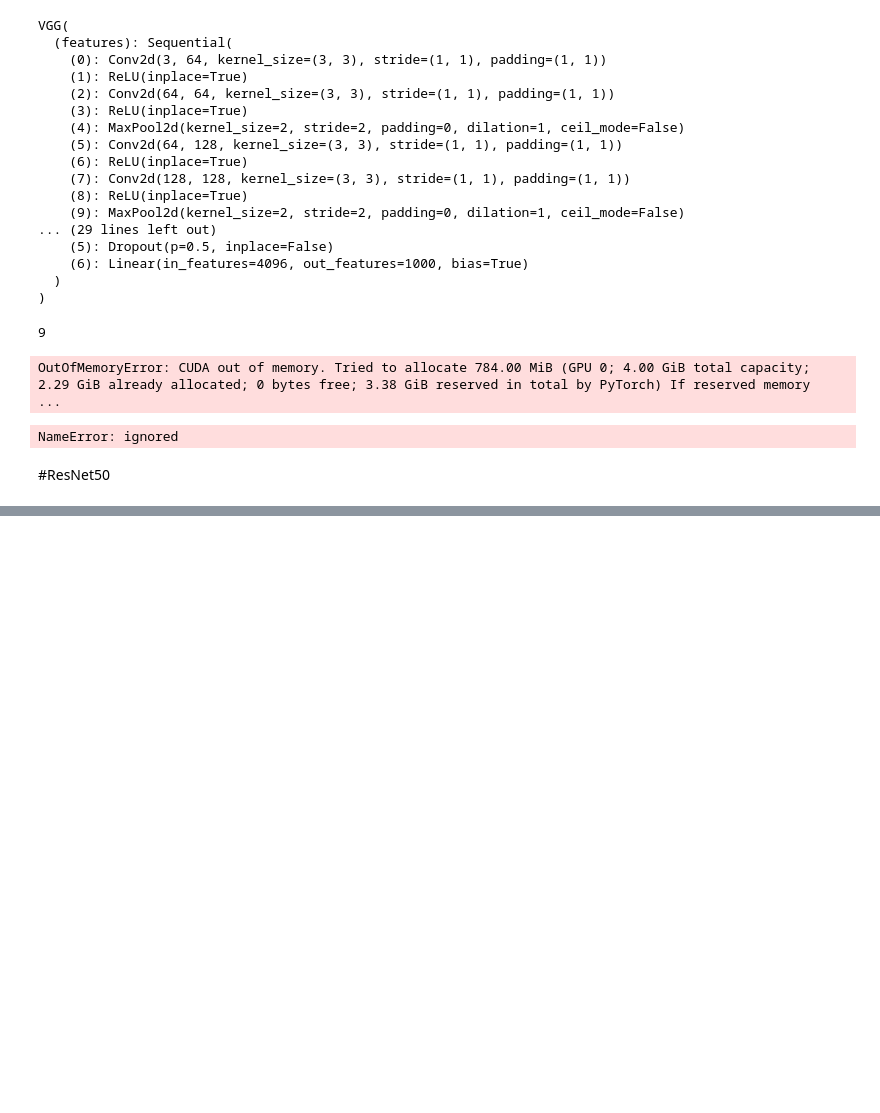
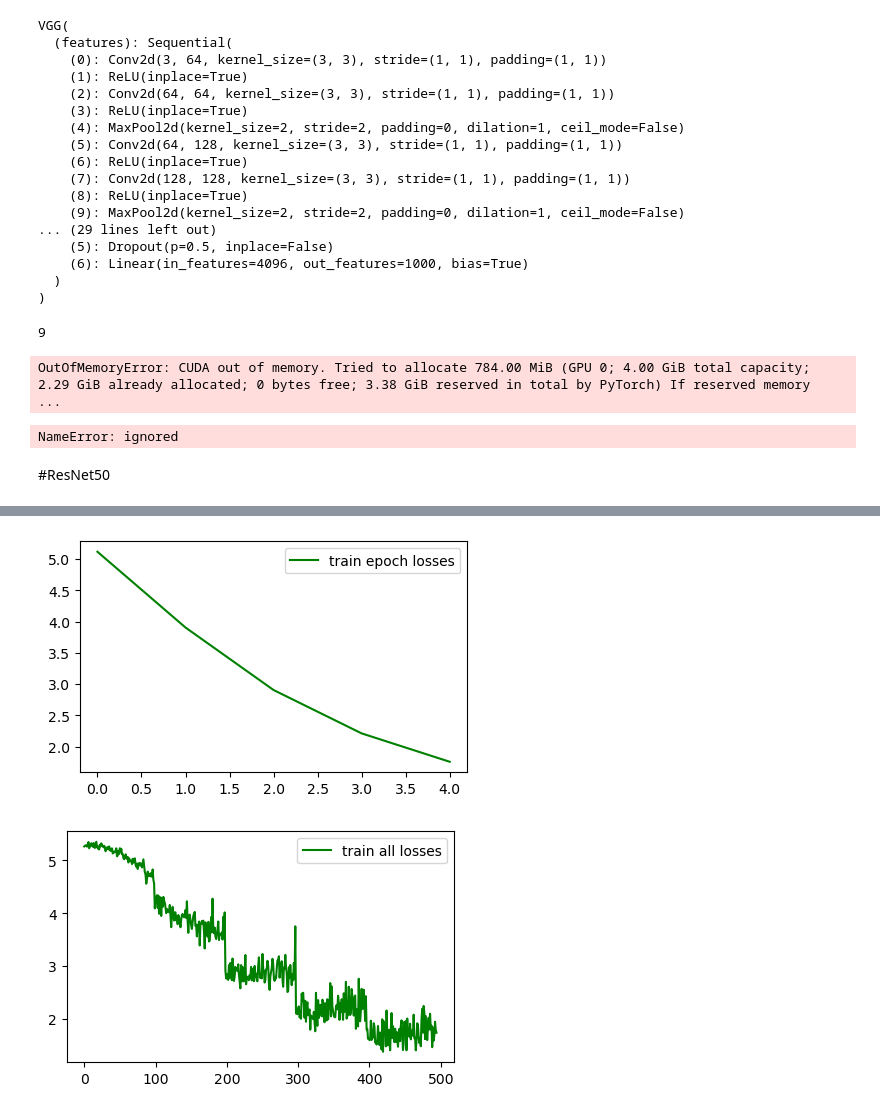
Before and after one commit to iociveteres/Neural-Networks, a Jupyter notebook: lab4/lab4.ipynb, the cells around one changed output, grey strips where cells are left out. Saved outputs shown, nothing was run; the diff lists cells and outputs as text; code cells hidden in the pictures; blank space fills up the shorter version.

Commit message:
Update lab4.ipynb
add EfficientNet

```diff
--- a/lab4/lab4.ipynb
+++ b/lab4/lab4.ipynb
@@ -349,0 +384,3 @@ ZeroDivisionError: float division by zero
+# %%
+model = models.efficientnet_b7(pretrained=True)
+model
@@ -349,0 +405,11 @@ ZeroDivisionError: float division by zero
+# %%
+for param in model.parameters():
+    param.requires_grad = False
+
+model.classifier[1] = nn.Sequential(
+               nn.Linear(2560, 1024),
+               nn.ReLU(inplace=True),
+               nn.Linear(1024, 196))
+
+model.to(DEVICE)
+print(model)
@@ -349,0 +434,6 @@ ZeroDivisionError: float division by zero
+# %%
+# optimizer
+optimizer_eff = optim.Adam(model.parameters(), lr=0.001)
+# loss function
+criterion = nn.CrossEntropyLoss()
+MAX_EPOCHS = 5
@@ -349,0 +446,9 @@ ZeroDivisionError: float division by zero
+# %%
+epoch_mean_loss = []
+all_loss = []
+for epoch in range(MAX_EPOCHS):
+    mean_loss, epoch_losses = fit(model, train_loader, optimizer_eff, criterion)
+    epoch_mean_loss.append(mean_loss)
+    all_loss.extend(epoch_losses)
+print('Finished Training')
+save_model(model, './', NET_NAME_3)
@@ -349,0 +473,13 @@ ZeroDivisionError: float division by zero
+# %%
+plt.figure(figsize=(5, 3))
+plt.plot(epoch_mean_loss, color='green', label='train epoch losses')
+plt.legend()
+plt.show()
+
+plt.figure(figsize=(5, 3))
+plt.plot(all_loss, color='green', label='train all losses')
+plt.legend()
+plt.show()
+# %% [output]
+[figure, added]
+[figure, added]
```
Also changed, not shown: parts of 17 cells of this notebook.
